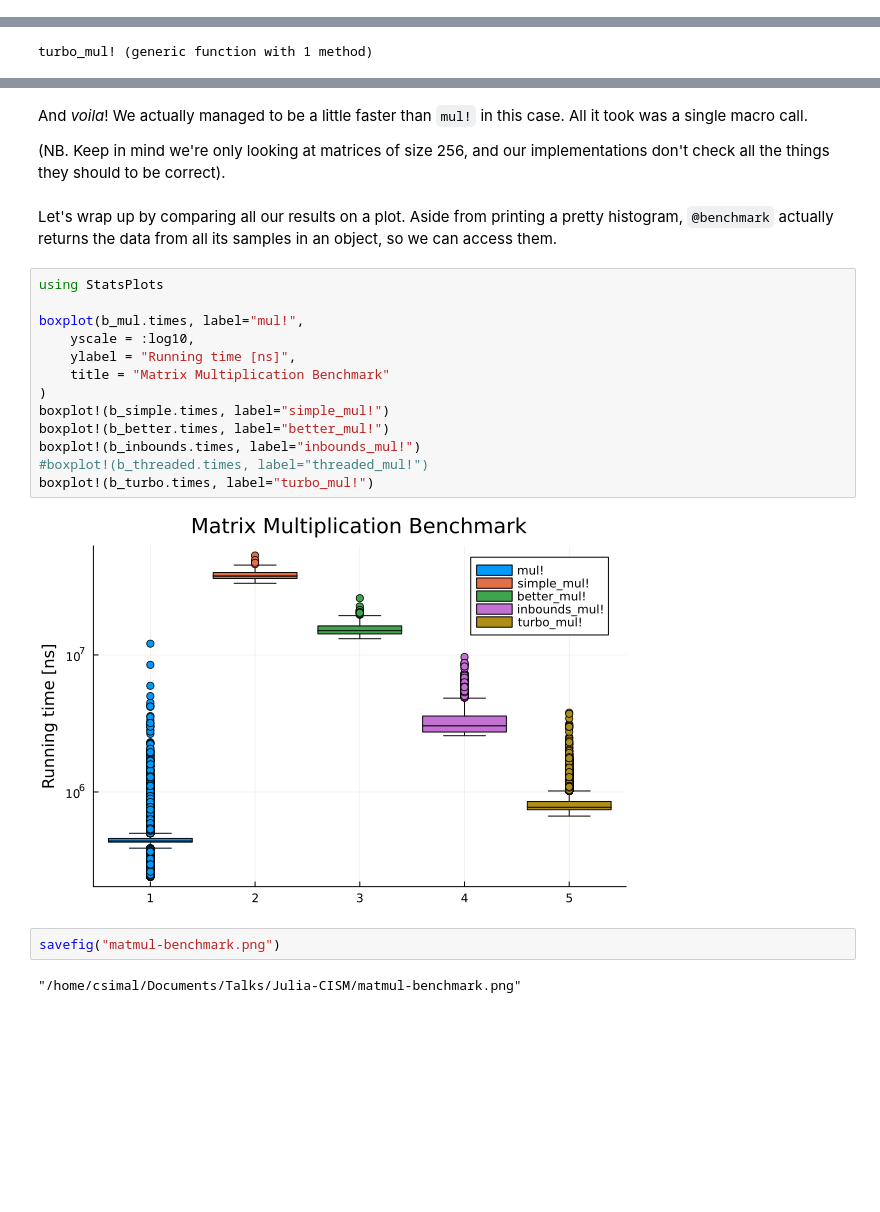
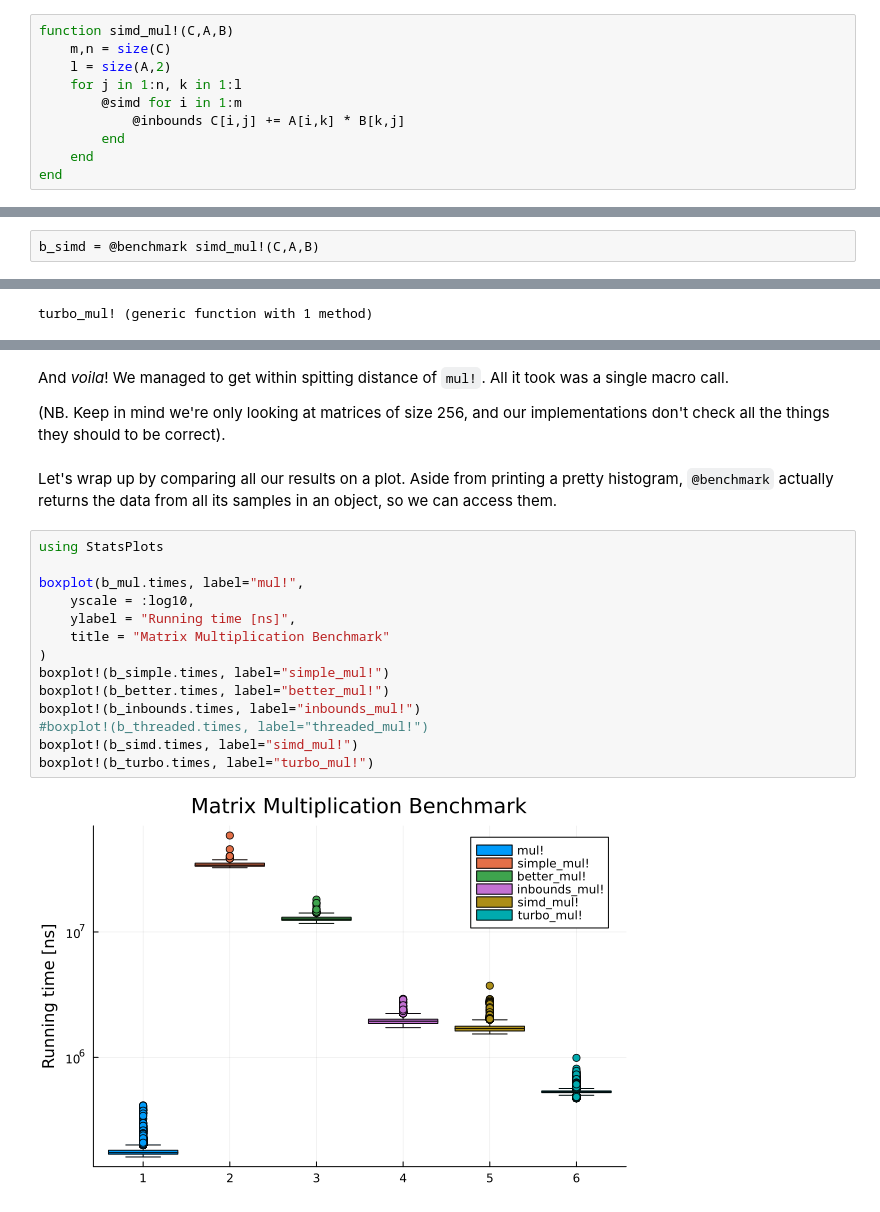
Before and after one commit to csimal/CeCI-Julia-HPC, a Jupyter notebook: code/benchmark.ipynb, the cells around one changed output, grey strips where cells are left out. Saved outputs shown, nothing was run; the diff lists cells and outputs as text; blank space fills up the shorter version.

```diff
--- a/code/benchmark.ipynb
+++ b/code/benchmark.ipynb
@@ -193,0 +175,10 @@ In the above, we get no speedup because this Jupyter Notebook only gets a single
+# %%
+function simd_mul!(C,A,B)
+    m,n = size(C)
+    l = size(A,2)
+    for j in 1:n, k in 1:l
+        @simd for i in 1:m
+            @inbounds C[i,j] += A[i,k] * B[k,j]
+        end
+    end
+end
@@ -193,0 +187,2 @@ In the above, we get no speedup because this Jupyter Notebook only gets a single
+# %%
+b_simd = @benchmark simd_mul!(C,A,B)
@@ -221,7 +227,7 @@ BenchmarkTools.Trial: 5876 samples with 1 evaluation.
 
  Memory estimate: 0 bytes, allocs estimate: 0.
 # %% [markdown]
-And *voila*! We actually managed to be a little faster than `mul!` in this case.
+And *voila*! We managed to get within spitting distance of `mul!`.
 All it took was a single macro call.
 
 (NB. Keep in mind we're only looking at matrices of size 256, and our implementations don't check all the things they should to be correct).
@@ -230,19 +236,16 @@ Let's wrap up by comparing all our results on a plot. Aside from printing a pret
 # %%
 using StatsPlots
 
 boxplot(b_mul.times, label="mul!",
     yscale = :log10,
     ylabel = "Running time [ns]",
     title = "Matrix Multiplication Benchmark"
 )
 boxplot!(b_simple.times, label="simple_mul!")
 boxplot!(b_better.times, label="better_mul!")
 boxplot!(b_inbounds.times, label="inbounds_mul!")
 #boxplot!(b_threaded.times, label="threaded_mul!")
+boxplot!(b_simd.times, label="simd_mul!")
 boxplot!(b_turbo.times, label="turbo_mul!")
 # %% [output]
-[figure, old version]
+[figure, new version]
-# %%
-savefig("matmul-benchmark.png")
-# %% [output]
-"/home/csimal/Documents/Talks/Julia-CISM/matmul-benchmark.png"
```
Also changed, not shown: parts of 16 cells of this notebook, 4 other files.
